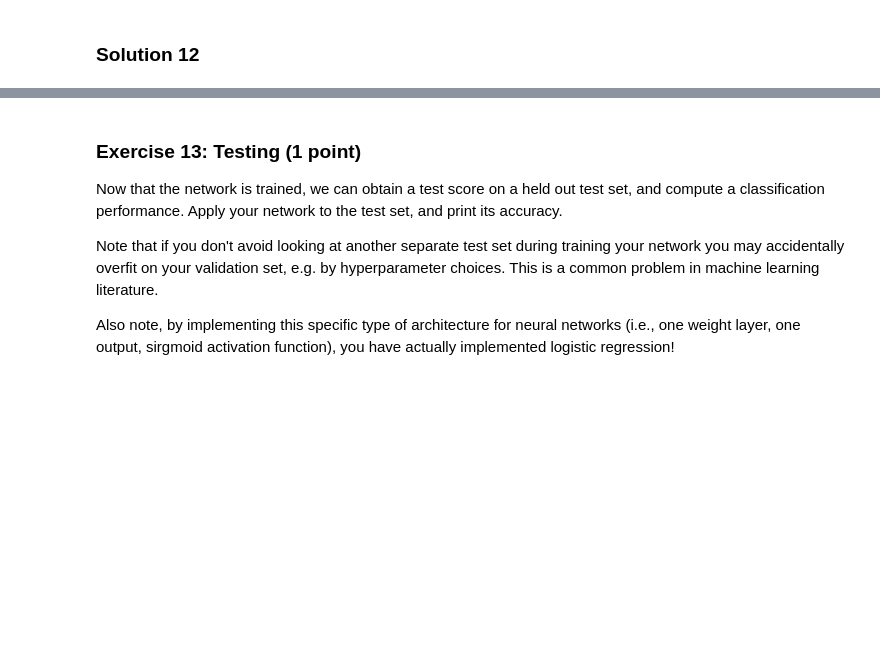
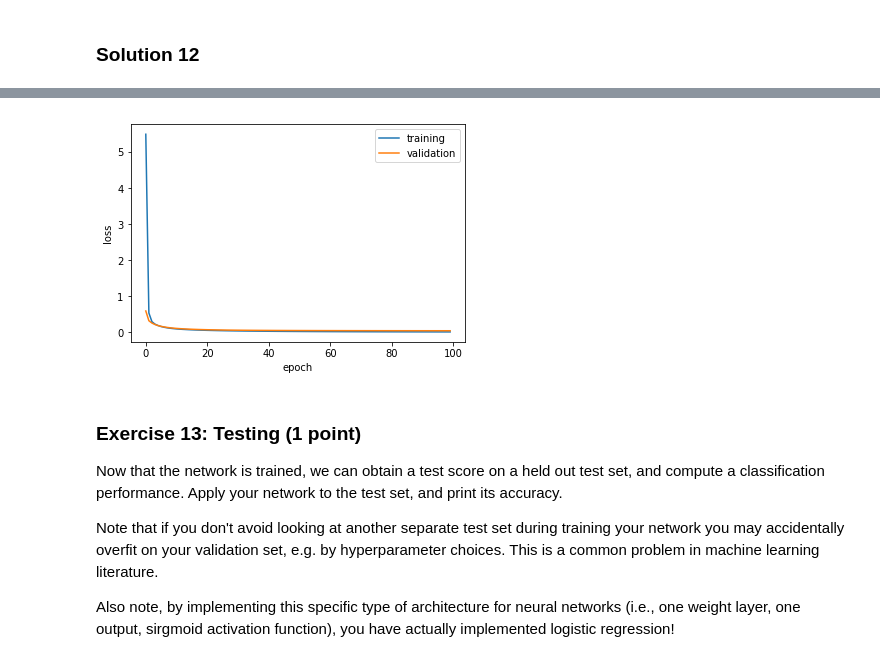
Before and after one commit to Ruaiks/NeuralNetworks, a Jupyter notebook: NN Assignment 3 .ipynb, the cells around one changed output, grey strips where cells are left out. Drawn from its saved outputs; the diff is of its cells as text; code cells hidden in the pictures; blank space fills up the shorter version.

```diff
--- a/NN Assignment 3 .ipynb
+++ b/NN Assignment 3 .ipynb
@@ -292,8 +266,7 @@ def linear(X, W):
     OUTPUT
         A = [Q N] activity matrix of Q output units for N examples
     """
-    ###  Add your code here. ###
-    A[i] = np.dot(X[i],W[i])
+    A = np.matmul(W,X)
     return A
 # %%
 def forward(X, W):
@@ -305,7 +278,7 @@ def forward(X, W):
     OUTPUT
         Y = [1 N] output vector for N examples
     """
-    ###  Add your code here. ###
+    Y = sigmoid(linear(X,W))
     return Y
 # %%
 def backward(X, Y, T):
@@ -318,7 +291,7 @@ def backward(X, Y, T):
     OUTPUT
         dW = [1 P] gradient matrix for the weights of P inputs to 1 output
     """
-    ###  Add your code here. ###
+    dW = np.matmul((Y-T),X.T)
     return dW
 # %%
 def train_network(X_train, T_train, X_val, T_val, n_epochs=100, eta=0.001):
@@ -339,7 +312,7 @@ def train_network(X_train, T_train, X_val, T_val, n_epochs=100, eta=0.001):
     """
 
     # Weight initialization
-    W = np.random.randn(1, X.shape[0])
+    W = np.random.randn(1, X_train.shape[0])
 
     # Arrays for saving losses
     train_loss = np.zeros((n_epochs))
@@ -350,18 +323,20 @@ def train_network(X_train, T_train, X_val, T_val, n_epochs=100, eta=0.001):
 
         # Forward pass for current network (i.e. with current W)
         # (obtaining Y_train)
-        ###  Add your code here. ###
+        Y_train = forward(X_train,W)
 
         # Backward pass
         # (obtaining dW)
-        ###  Add your code here. ###
+        dW = backward(X_train, Y_train, T_train)
 
         # Parameter update
         # (adjusting W with given learning rate)
-        ###  Add your code here. ###
+        W = W - eta*dW
 
         # Save losses for train and validation set (compute with cross entropy loss function)
-        ###  Add your code here. ###
+        train_loss[i_epoch] = cross_entropy(Y_train, T_train)
+        val_loss[i_epoch] = cross_entropy(forward(X_val,W), T_val)
+
 
         # Print progress and loss
         if i_epoch % 10 == 0:
@@ -427,6 +419,14 @@ print("Dimensions testing inputs: {}, and testing outputs: {}".format(X_test.sha
 # %%
 # Train network
 ###  Add your code here. ###
+W, train_loss, val_loss = train_network(X_train, T_train, X_val, T_val)
 
 # Plot losses
 ###  Add your code here. ###
+plt.plot(train_loss, label="training")
+plt.plot(val_loss, label="validation")
+plt.ylabel("loss")
+plt.xlabel("epoch")
+plt.legend()
+plt.show()
+# %% [output]
@@ -433,3 +443,4 @@ print("Dimensions testing inputs: {}, and testing outputs: {}".format(X_test.sha
+[figure, added]
 # %% [markdown]
 ### Exercise 13: Testing (1 point)
 Now that the network is trained, we can obtain a test score on a held out test set, and compute a classification performance. Apply your network to the test set, and print its accuracy.
```
Also changed, not shown: parts of 10 cells of this notebook.
